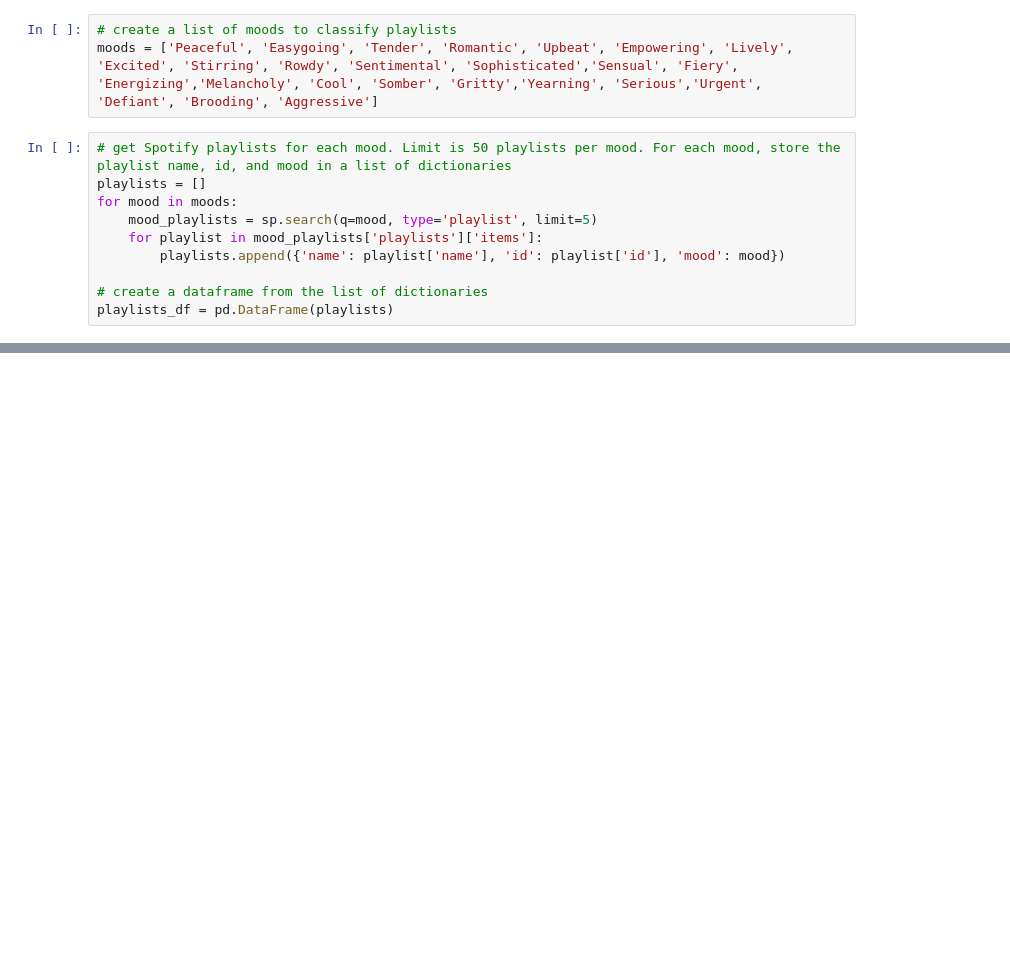
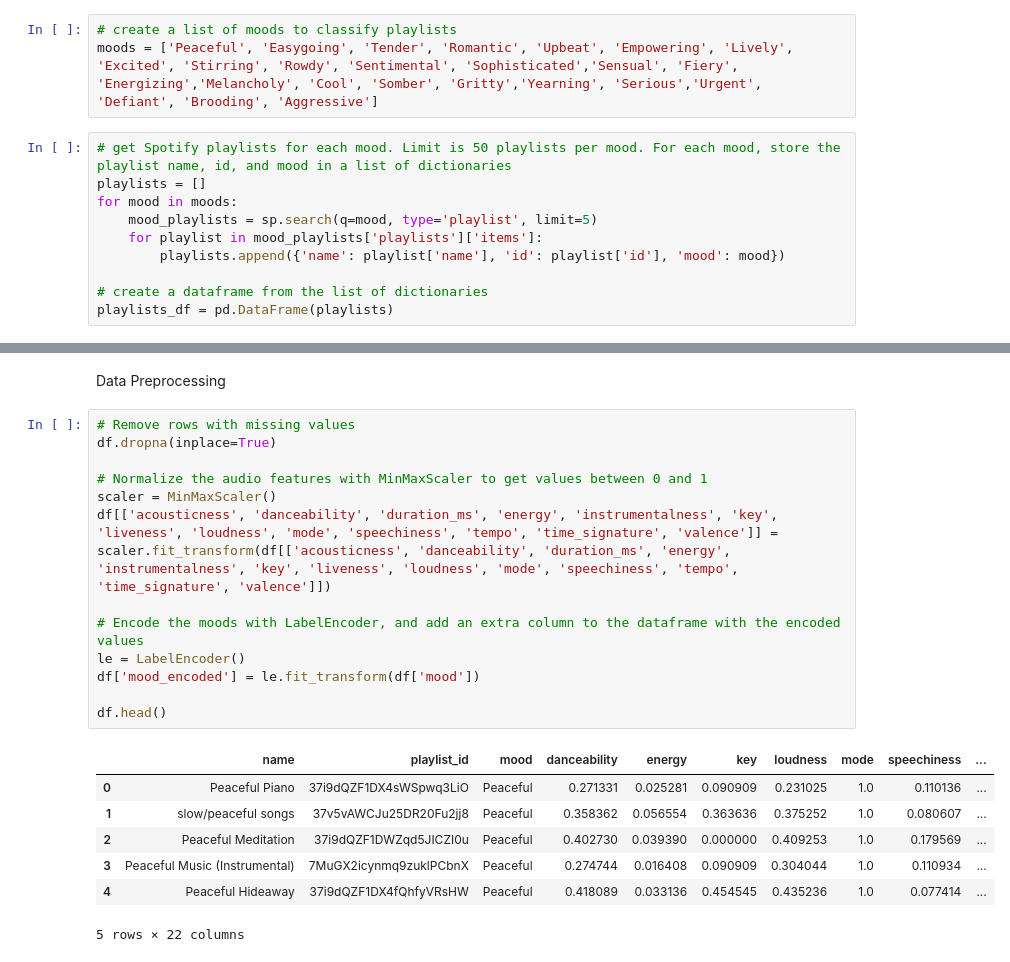
Before and after one commit to julia-epshtein/spotify-personify, a Jupyter notebook: spotifyml/spotify.ipynb, the cells around one changed output, grey strips where cells are left out. Cells and saved outputs as stored; diff of their text form; blank space fills up the shorter version.

Commit message:
acquired all the data and preprocessed it

```diff
--- a/spotifyml/spotify.ipynb
+++ b/spotifyml/spotify.ipynb
@@ -224,0 +235,23 @@ SpotifyException: http status: 429, code:-1 - /v1/audio-features/?ids=5hFkGfx038
+# %% [markdown]
+Data Preprocessing
+# %%
+# Remove rows with missing values
+df.dropna(inplace=True)
+
+# Normalize the audio features with MinMaxScaler to get values between 0 and 1
+scaler = MinMaxScaler()
+df[['acousticness', 'danceability', 'duration_ms', 'energy', 'instrumentalness', 'key', 'liveness', 'loudness', 'mode', 'speechiness', 'tempo', 'time_signature', 'valence']] = scaler.fit_transform(df[['acousticness', 'danceability', 'duration_ms', 'energy', 'instrumentalness', 'key', 'liveness', 'loudness', 'mode', 'speechiness', 'tempo', 'time_signature', 'valence']])
+
+# Encode the moods with LabelEncoder, and add an extra column to the dataframe with the encoded values
+le = LabelEncoder()
+df['mood_encoded'] = le.fit_transform(df['mood'])
+
+df.head()
+# %% [output]
+|  | name | playlist_id | mood | danceability | energy | key | loudness | mode | speechiness | ... |
+| 0 | Peaceful Piano | 37i9dQZF1DX4sWSpwq3LiO | Peaceful | 0.271331 | 0.025281 | 0.090909 | 0.231025 | 1.0 | 0.110136 | ... |
+| 1 | slow/peaceful songs | 37v5vAWCJu25DR20Fu2jj8 | Peaceful | 0.358362 | 0.056554 | 0.363636 | 0.375252 | 1.0 | 0.080607 | ... |
+| 2 | Peaceful Meditation | 37i9dQZF1DWZqd5JICZI0u | Peaceful | 0.402730 | 0.039390 | 0.000000 | 0.409253 | 1.0 | 0.179569 | ... |
+| 3 | Peaceful Music (Instrumental) | 7MuGX2icynmq9zuklPCbnX | Peaceful | 0.274744 | 0.016408 | 0.090909 | 0.304044 | 1.0 | 0.110934 | ... |
+| 4 | Peaceful Hideaway | 37i9dQZF1DX4fQhfyVRsHW | Peaceful | 0.418089 | 0.033136 | 0.454545 | 0.435236 | 1.0 | 0.077414 | ... |
+5 rows × 22 columns
```
Also changed, not shown: parts of 6 cells of this notebook, 2 other files.
